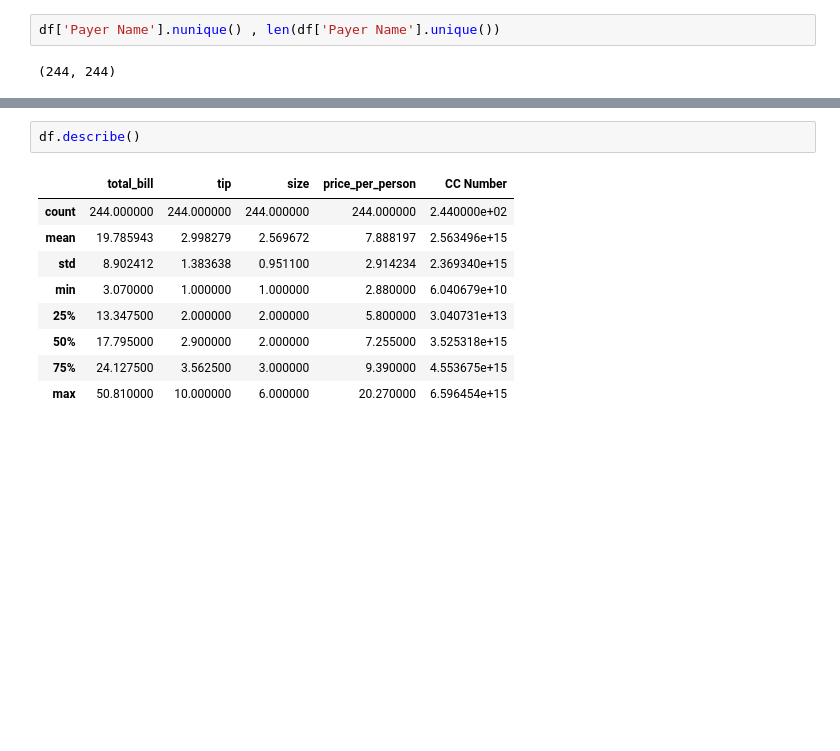
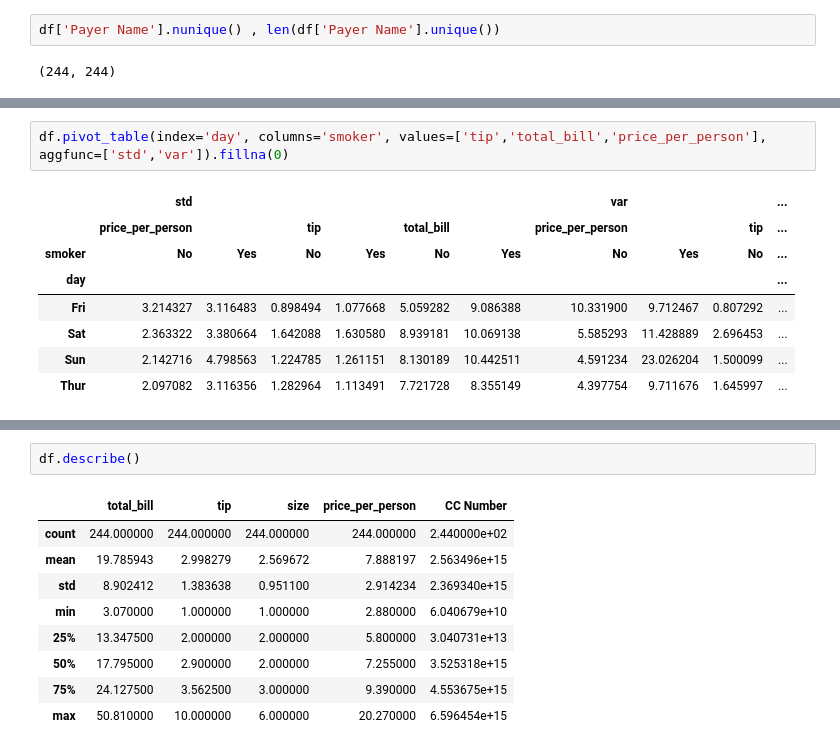
Before and after one commit to jroshanjha/Data-Analaytics-Project, a Jupyter notebook: tips.ipynb, the cells around one changed output, grey strips where cells are left out. Saved outputs shown, nothing was run; the diff lists cells and outputs as text; blank space fills up the shorter version.

```diff
--- a/tips.ipynb
+++ b/tips.ipynb
@@ -118,0 +224,11 @@ df.groupby('sex')['total_bill'].agg(['mean','std','var','min','max'])
+# %%
+df.pivot_table(index='day', columns='smoker', values=['tip','total_bill','price_per_person'], aggfunc=['std','var']).fillna(0)
+# %% [output]
+|  | std |  |  |  |  |  | var |  |  | ... |
+|  | price_per_person |  | tip |  | total_bill |  | price_per_person |  | tip | ... |
+| smoker | No | Yes | No | Yes | No | Yes | No | Yes | No | ... |
+| day |  |  |  |  |  |  |  |  |  | ... |
+| Fri | 3.214327 | 3.116483 | 0.898494 | 1.077668 | 5.059282 | 9.086388 | 10.331900 | 9.712467 | 0.807292 | ... |
+| Sat | 2.363322 | 3.380664 | 1.642088 | 1.630580 | 8.939181 | 10.069138 | 5.585293 | 11.428889 | 2.696453 | ... |
+| Sun | 2.142716 | 4.798563 | 1.224785 | 1.261151 | 8.130189 | 10.442511 | 4.591234 | 23.026204 | 1.500099 | ... |
+| Thur | 2.097082 | 3.116356 | 1.282964 | 1.113491 | 7.721728 | 8.355149 | 4.397754 | 9.711676 | 1.645997 | ... |
```
Also changed, not shown: parts of 21 cells of this notebook.
